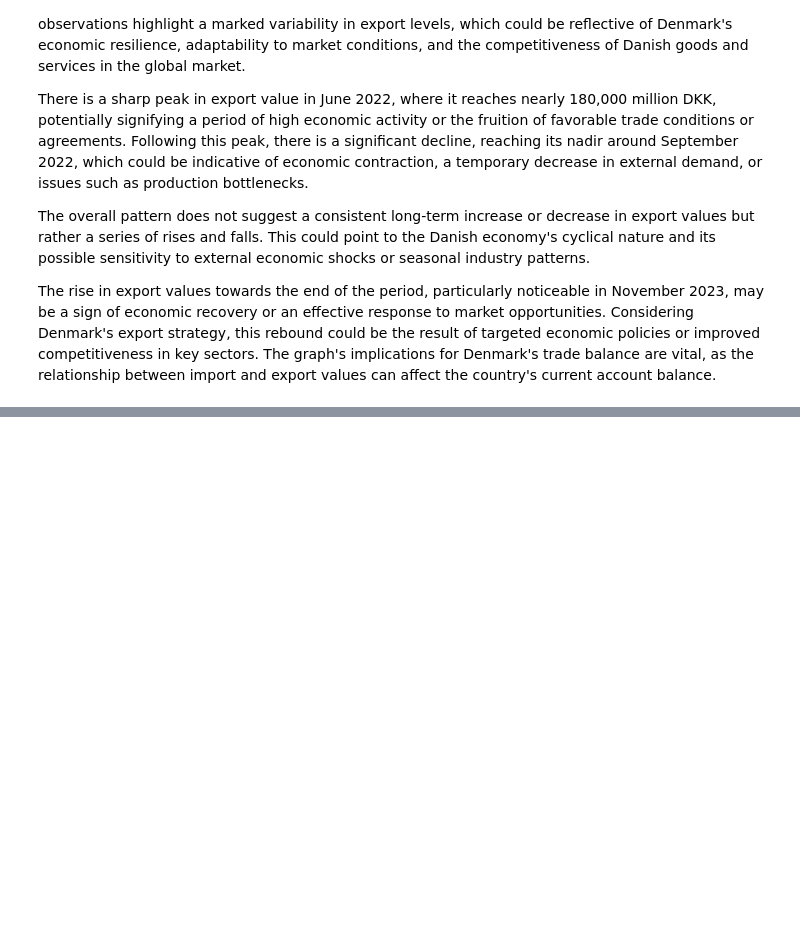
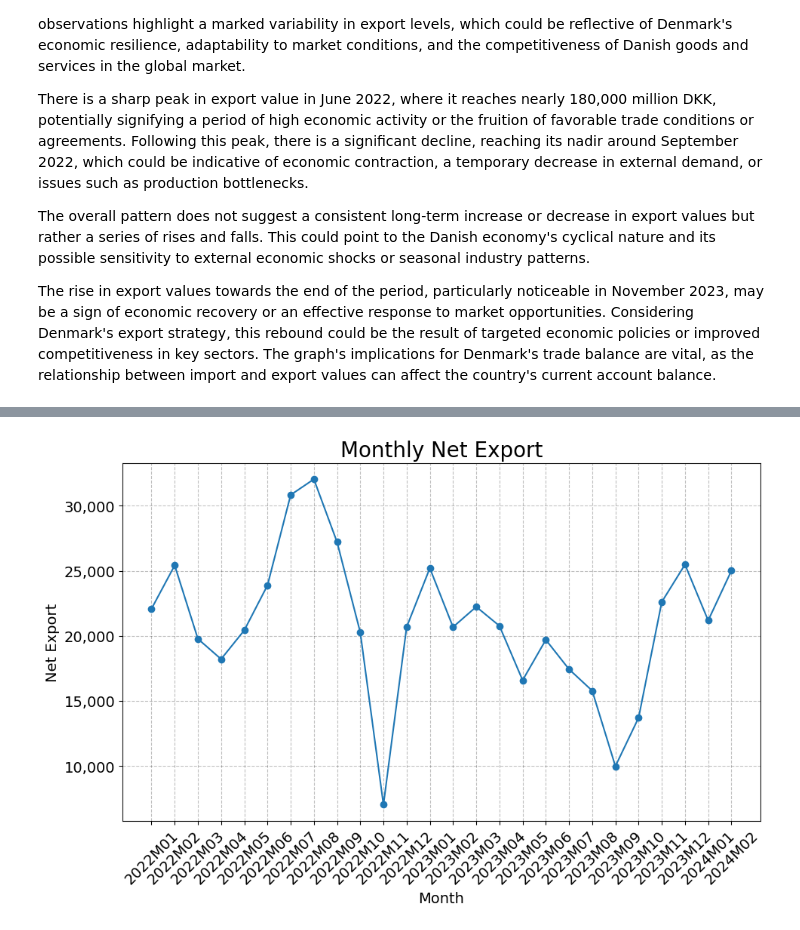
Before and after one commit to NumEconCopenhagen/projects-2024-ccc, a Jupyter notebook: dataproject/dataproject.ipynb, the cells around one changed output, grey strips where cells are left out. Saved outputs shown, nothing was run; the diff lists cells and outputs as text; code cells hidden in the pictures; blank space fills up the shorter version.

```diff
--- a/dataproject/dataproject.ipynb
+++ b/dataproject/dataproject.ipynb
@@ -256,0 +146,24 @@ The rise in export values towards the end of the period, particularly noticeable
+# %%
+
+# Calculate net export (export - import)
+merged = Export_data['INDHOLD'] - data['INDHOLD']
+
+# Plotting Net Export Values
+plt.figure(figsize=(10, 6))
+plt.plot(Export_data['TID'], merged,  marker='o')  # Plot the line graph with markers
+
+# Format the y-axis labels with commas for thousands
+plt.gca().get_yaxis().set_major_formatter(
+    plt.matplotlib.ticker.FuncFormatter(lambda x, p: format(int(x), ',')))
+
+plt.title('Monthly Net Export', fontsize=20)  # Set the title of the graph
+plt.xlabel('Month', fontsize=14)  # Set the label for the x-axis
+plt.ylabel('Net Export', fontsize=14)  # Set the label for the y-axis
+
+plt.grid(True)  # Enable the grid
+plt.tight_layout()  # Adjust the layout
+plt.xticks(rotation=45)  # Rotate the x-axis labels for better readability
+
+plt.show()  # Display the graph
+# %% [output]
+[figure, added]
```
Also changed, not shown: parts of 6 cells of this notebook, 1 other file.
